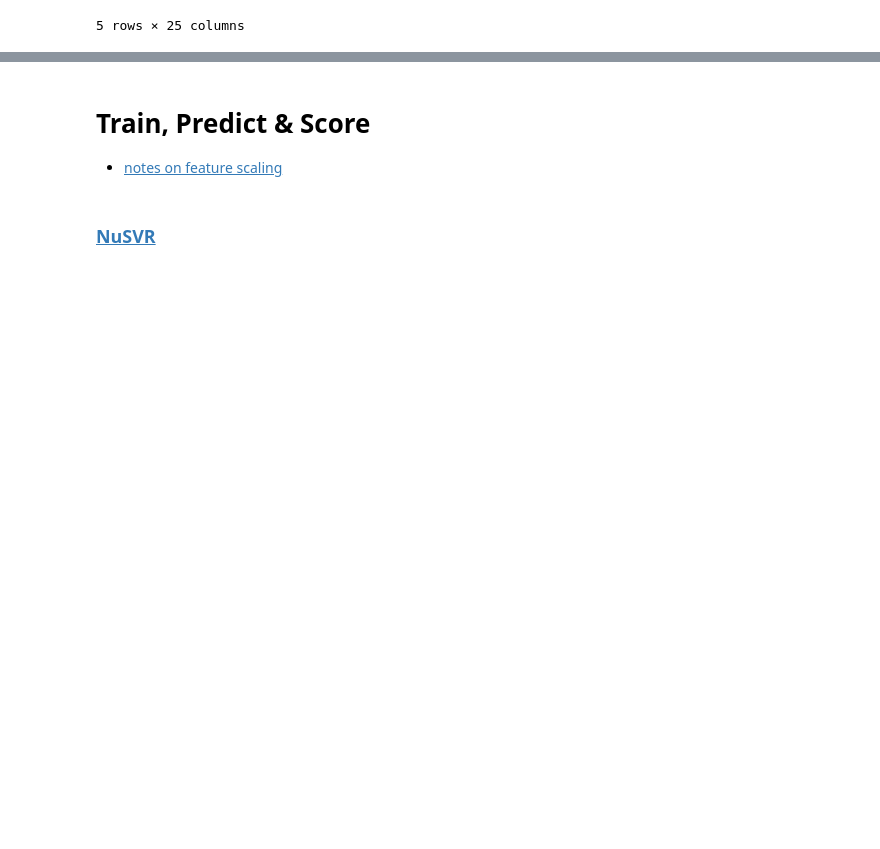
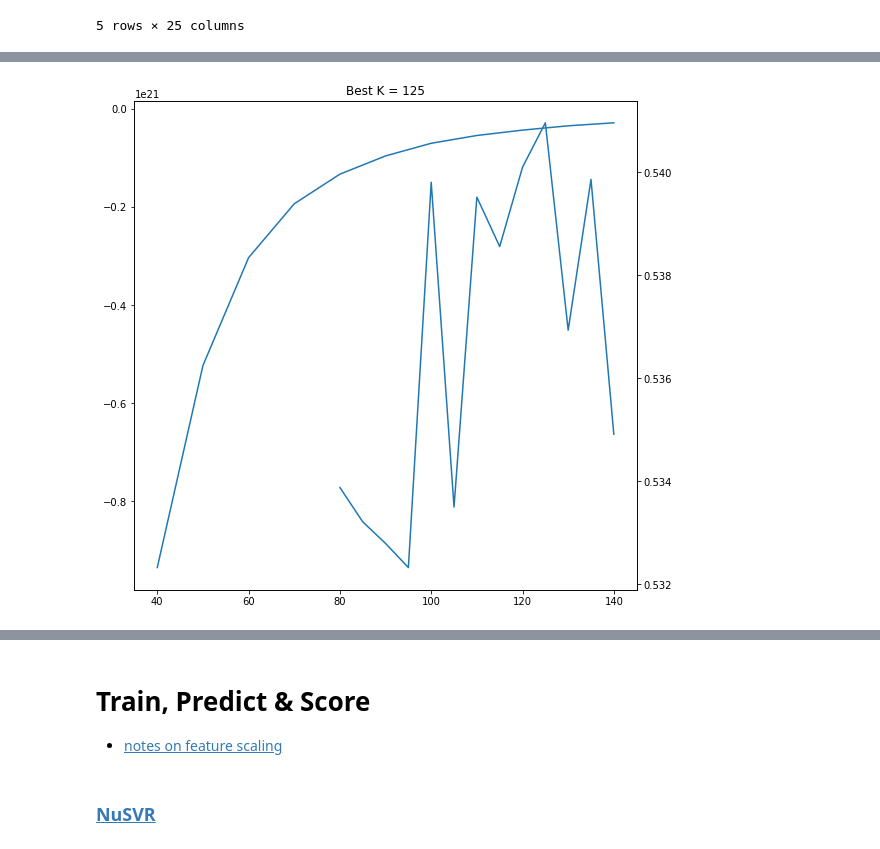
Before and after one commit to Pen-b/LANL, a Jupyter notebook: notebooks/v4_more_feat_eng.ipynb, the cells around one changed output, grey strips where cells are left out. Cells and saved outputs as stored; diff of their text form; code cells hidden in the pictures; blank space fills up the shorter version.

```diff
--- a/notebooks/v4_more_feat_eng.ipynb
+++ b/notebooks/v4_more_feat_eng.ipynb
@@ -233,0 +244,46 @@ X_train.head()
+# %%
+# https://scikit-learn.org/stable/modules/generated/sklearn.cluster.KMeans.html
+from sklearn.cluster import KMeans
+k_score = {}
+for k in tqdm(np.arange(40,150,10)):
+    KM = KMeans(n_clusters=k,
+                init='k-means++',
+                max_iter=300,
+                n_init=25,
+                n_jobs=-1)
+
+    k_score[k] = KM.fit(X_train.iloc[:,1:]).score(X_train.iloc[:,1:])
+# %%
+# silhoutte scoring
+from sklearn.metrics import silhouette_samples, silhouette_score
+silhouetteScores = list()
+
+for k in tqdm(range(80,145,5)):
+    KM = KMeans(n_clusters=k,
+                init='k-means++',
+                max_iter=300,
+                n_init=25,
+                n_jobs=-1
+               )
+    KM.fit(X_train.iloc[:,1:])
+    silhouetteScores.append(silhouette_score(X_train.iloc[:,1:], KM.labels_, sample_size=10000, random_state=99))
+# %%
+fig,axs = plt.subplots(1,1,figsize=(9,9))
+ax2 = axs.twinx()
+
+K = [x for x in range(80,145,5)][np.argmax(silhouetteScores)]
+
+KM = KMeans(n_clusters=K,
+            init='k-means++',
+            max_iter=300,
+            n_init=25,
+            n_jobs=-1
+           )
+KM.fit(X_train.iloc[:,1:])
+
+axs.set_title('Best K = {}'.format(K))
+
+axs.plot(k_score.keys(),k_score.values());
+ax2.plot(range(80,145,5),silhouetteScores);
+# %% [output]
+[figure, added]
```
Also changed, not shown: parts of 32 cells of this notebook, 1 other file.
